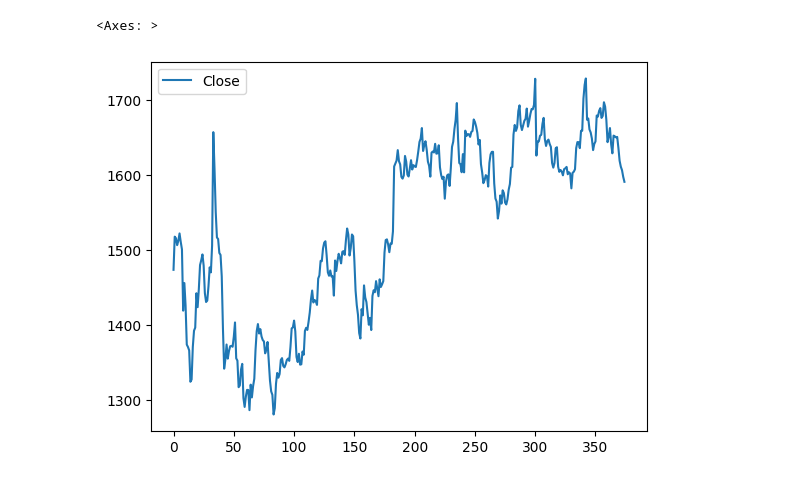
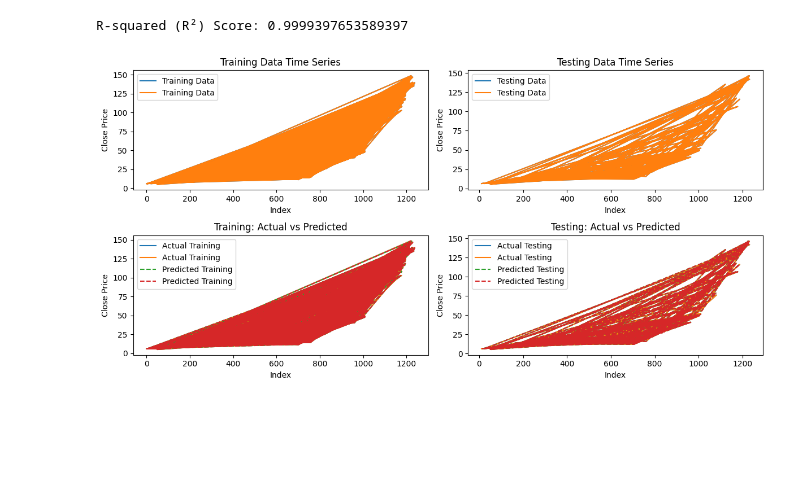
Before and after one commit to Kshitijk14/StockPricePredictor, a Jupyter notebook: stock-prediction.ipynb, the cells around one changed output. Saved outputs shown, nothing was run; the diff lists cells and outputs as text; code cells hidden in the pictures; blank space fills up the shorter version.

```diff
--- a/stock-prediction.ipynb
+++ b/stock-prediction.ipynb
@@ -229,5 +194,0 @@ df
-# %%
-df.plot.line(y="Close", use_index = True)
-# %% [output]
-<Axes: >
-[figure, removed]
@@ -236 +195,58 @@ df.reset_index(drop=True, inplace = True)
+# %%
+# Features
+X = df[['Open','Close', 'High', 'Low', 'Adj Close']]
+# Target Values
+y = df[['Close', 'Adj Close']]
+
+X_train, X_test , y_train , y_test = train_test_split(X,y,test_size = 0.2, random_state=42)
+
+rf = RandomForestRegressor(n_estimators = 100 , random_state = 42)
+rf.fit(X_train.values, y_train.values)
+
+# Predictions
+y_pred = rf.predict(X_test.values)
+
+# Calculate R-squared
+r2 = r2_score(y_test, y_pred)
+print("R-squared (R²) Score:", r2)
+# %% [output]
+R-squared (R²) Score: 0.9999397653589397
+# %%
+# Plotting time series for training and testing data
+plt.figure(figsize=(12, 6))
+plt.subplot(2, 2, 1)
+plt.plot(y_train.index, y_train.values, label='Training Data')
+plt.title('Training Data Time Series')
+plt.xlabel('Index')
+plt.ylabel('Close Price')
+plt.legend()
+
+plt.subplot(2, 2, 2)
+plt.plot(y_test.index, y_test.values, label='Testing Data')
+plt.title('Testing Data Time Series')
+plt.xlabel('Index')
+plt.ylabel('Close Price')
+plt.legend()
+
+# Plotting predictions
+plt.subplot(2, 2, 3)
+plt.plot(y_train.index, y_train.values, label='Actual Training')
+plt.plot(y_train.index, rf.predict(X_train.values), label='Predicted Training', linestyle='--')
+plt.title('Training: Actual vs Predicted')
+plt.xlabel('Index')
+plt.ylabel('Close Price')
+plt.legend()
+
+plt.subplot(2, 2, 4)
+plt.plot(y_test.index, y_test.values, label='Actual Testing')
+plt.plot(y_test.index, y_pred, label='Predicted Testing', linestyle='--')
+plt.title('Testing: Actual vs Predicted')
+plt.xlabel('Index')
+plt.ylabel('Close Price')
+plt.legend()
+
+plt.tight_layout()
+plt.show()
+# %% [output]
+[figure, added]
 # %%
```
Also changed, not shown: parts of 28 cells of this notebook, 1 other file.
